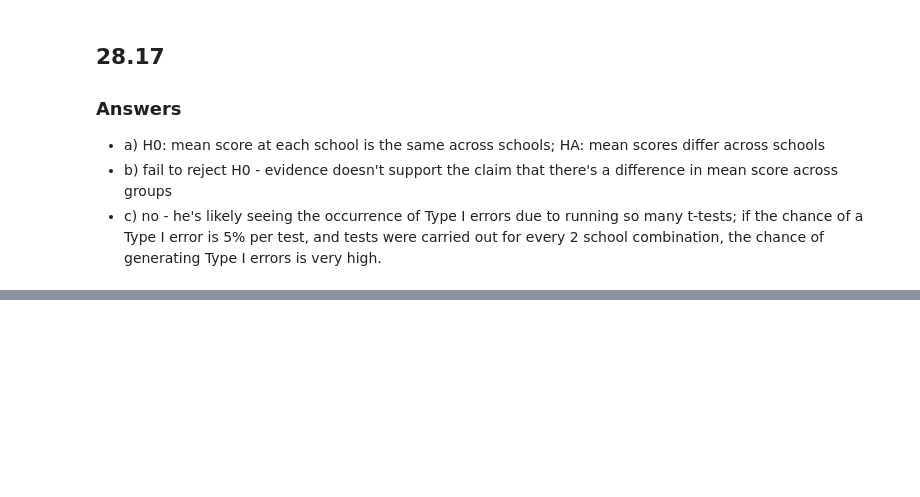
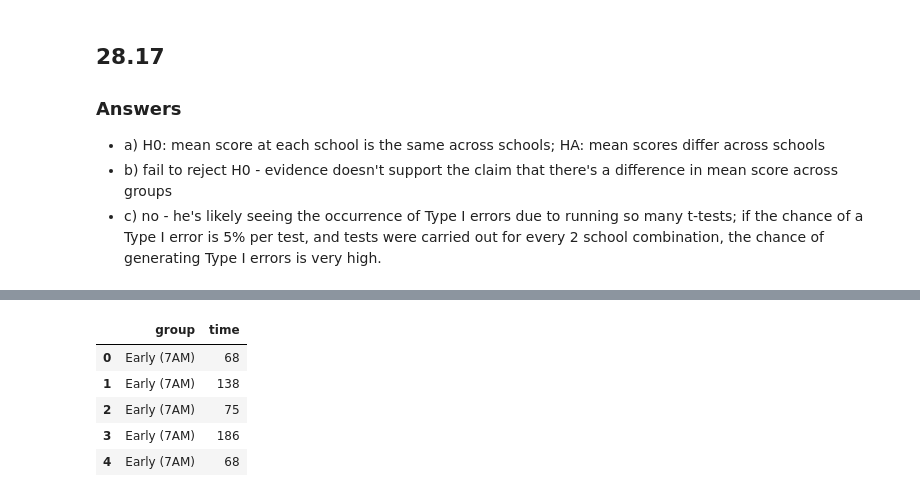
Before and after one commit to rickhaffey/stats-dvb, a Jupyter notebook: exercises/Chapter 28 - Exercises.ipynb, the cells around one changed output, grey strips where cells are left out. Drawn from its saved outputs; the diff is of its cells as text; code cells hidden in the pictures; blank space fills up the shorter version.

```diff
--- a/exercises/Chapter 28 - Exercises.ipynb
+++ b/exercises/Chapter 28 - Exercises.ipynb
@@ -134,0 +155,10 @@ t^2: 30.99799986205945
+# %%
+data = pd.read_table("../data/Downloading.txt", names=["group", "time"], skiprows=1)
+data.head()
+# %% [output]
+|  | group | time |
+| 0 | Early (7AM) | 68 |
+| 1 | Early (7AM) | 138 |
+| 2 | Early (7AM) | 75 |
+| 3 | Early (7AM) | 186 |
+| 4 | Early (7AM) | 68 |
```
Also changed, not shown: parts of 13 cells of this notebook.
